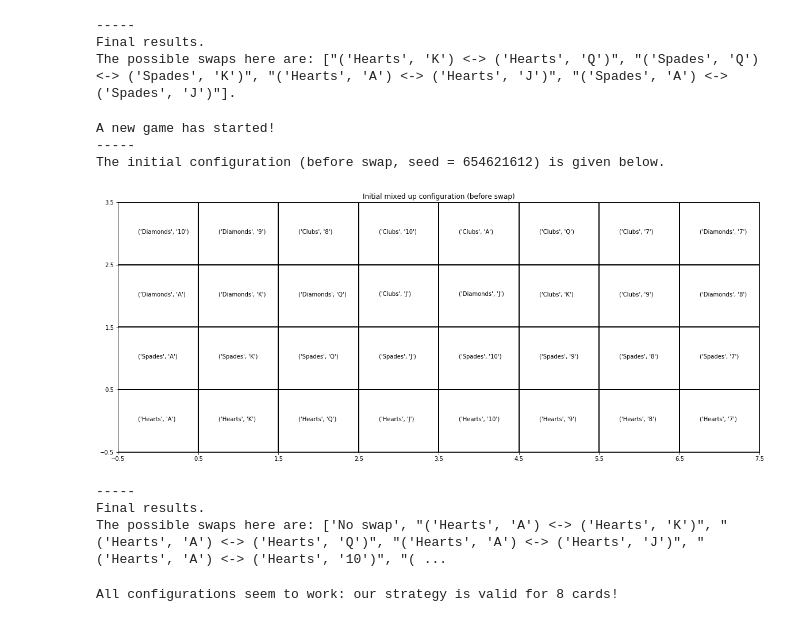
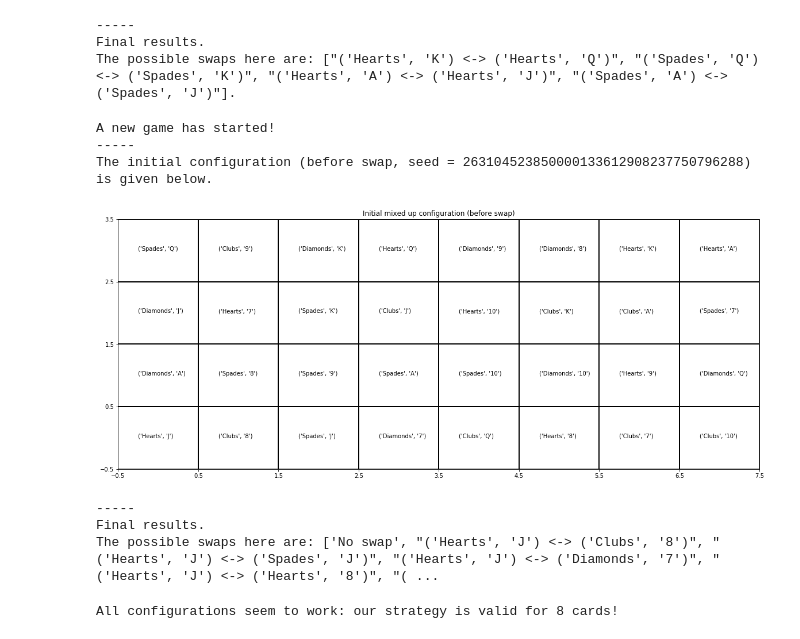
Before and after one commit to matthieudemari/MEJ2019-Two_Prisoners_Card_Game, a Jupyter notebook: Cards vs 2 prisonners.ipynb, the cells around one changed output. Drawn from its saved outputs; the diff is of its cells as text; code cells hidden in the pictures.

Commit message:
20-11-19: Started working on feasible swaps proposals.

```diff
--- a/Cards vs 2 prisonners.ipynb
+++ b/Cards vs 2 prisonners.ipynb
@@ -16,15 +16,15 @@ The initial configuration (before swap, seed = 20510) is given below.
 Final results.
 The possible swaps here are: ["('Hearts', 'K') <-> ('Hearts', 'Q')", "('Spades', 'Q') <-> ('Spades', 'K')", "('Hearts', 'A') <-> ('Hearts', 'J')", "('Spades', 'A') <-> ('Spades', 'J')"].
 # %%
-my_game = CardGame(number_of_cards = 32, fixed_seed = 654621612, print_val = True)
+my_game = CardGame(number_of_cards = 32, fixed_seed = None, print_val = True)
 # %% [output]
 A new game has started!
 -----
-The initial configuration (before swap, seed = 654621612) is given below.
+The initial configuration (before swap, seed = 263104523850000133612908237750796288) is given below.
-[figure, old version]
+[figure, new version]
 -----
 Final results.
-The possible swaps here are: ['No swap', "('Hearts', 'A') <-> ('Hearts', 'K')", "('Hearts', 'A') <-> ('Hearts', 'Q')", "('Hearts', 'A') <-> ('Hearts', 'J')", "('Hearts', 'A') <-> ('Hearts', '10')", "( ...
+The possible swaps here are: ['No swap', "('Hearts', 'J') <-> ('Clubs', '8')", "('Hearts', 'J') <-> ('Spades', 'J')", "('Hearts', 'J') <-> ('Diamonds', '7')", "('Hearts', 'J') <-> ('Hearts', '8')", "( ...
 # %%
 # Do not try for values 16 or 32 (too many combinations to check!)
 my_brute_force = BruteForceChecker(number_of_cards = 8, print_val = False)
```
Also changed, not shown: 1 other file.
